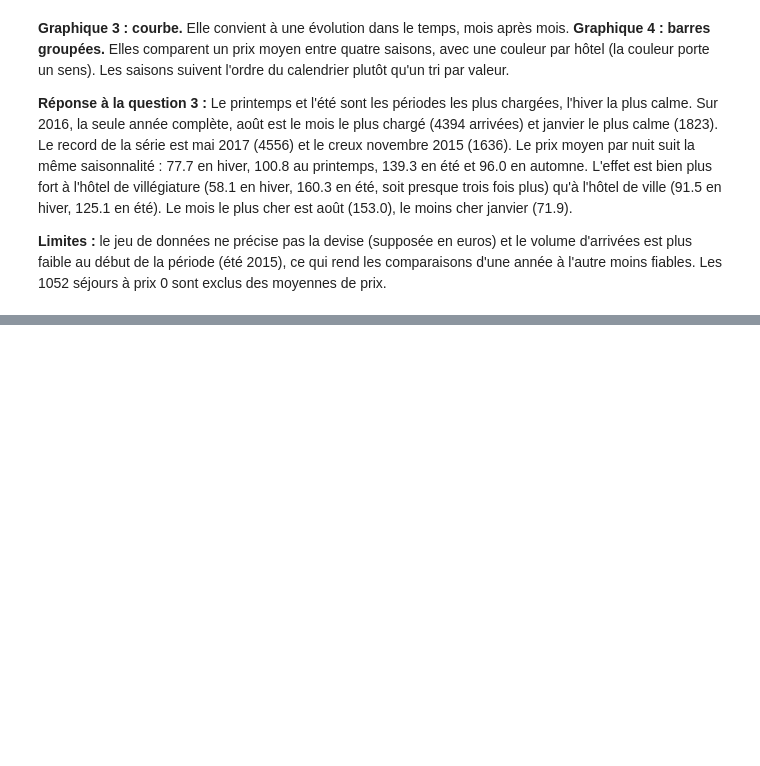
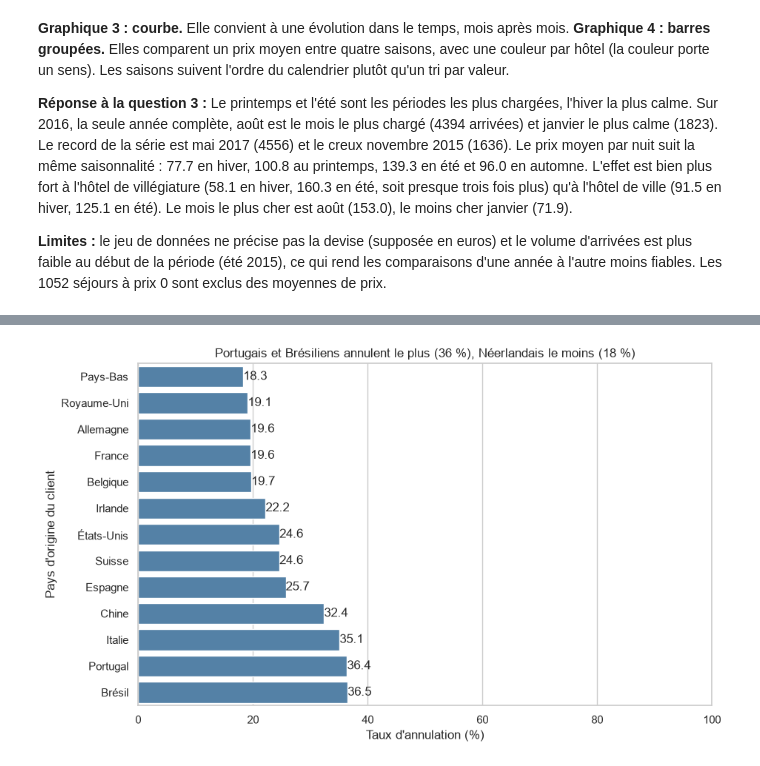
Before and after one commit to fotsotagnefred-png/Mon-projet-Analyse, a Jupyter notebook: notebooks/03_analyse.ipynb, the cells around one changed output, grey strips where cells are left out. Cells and saved outputs as stored; diff of their text form; code cells hidden in the pictures; blank space fills up the shorter version.

Commit message:
Notebook 03 : question 4, jointure avec la table des pays

```diff
--- a/notebooks/03_analyse.ipynb
+++ b/notebooks/03_analyse.ipynb
@@ -290,0 +311,9 @@ plt.show()
+# %%
+table_pays = pd.DataFrame({
+    "country": ["PRT", "GBR", "FRA", "ESP", "DEU", "ITA", "IRL", "BEL", "BRA", "NLD", "USA",
+                "CHE", "CN", "CHN", "AUT", "SWE", "POL", "RUS", "NOR", "ROU", "Inconnu"],
+    "pays": ["Portugal", "Royaume-Uni", "France", "Espagne", "Allemagne", "Italie", "Irlande",
+             "Belgique", "Brésil", "Pays-Bas", "États-Unis", "Suisse", "Chine", "Chine",
+             "Autriche", "Suède", "Pologne", "Russie", "Norvège", "Roumanie", "Pays inconnu"],
+})
+table_pays
@@ -290,0 +338,8 @@ plt.show()
+# %%
+nb_avant = len(hotels)
+hotels_pays = hotels.merge(table_pays, on="country", how="left", validate="many_to_one")
+assert len(hotels_pays) == nb_avant
+
+print(f"Lignes avant : {nb_avant} / après : {len(hotels_pays)}")
+print(f"Lignes sans correspondance : {hotels_pays['pays'].isna().sum()}")
+print(f"Codes pays concernés : {hotels_pays.loc[hotels_pays['pays'].isna(), 'country'].nunique()}")
@@ -290,0 +350,3 @@ plt.show()
+# %%
+hotels_pays["pays"] = hotels_pays["pays"].fillna("Autres pays")
+hotels_pays["pays"].value_counts()
@@ -290,0 +371,8 @@ plt.show()
+# %%
+origine = hotels_pays.groupby("pays").agg(
+    reservations=("is_canceled", "size"),
+    taux_annulation=("is_canceled", "mean"),
+)
+origine["part_des_reservations"] = (origine["reservations"] / len(hotels_pays) * 100).round(1)
+origine["taux_annulation"] = (origine["taux_annulation"] * 100).round(1)
+origine.sort_values("reservations", ascending=False)
@@ -290,0 +398,16 @@ plt.show()
+# %%
+pays_principaux = origine[
+    (origine["reservations"] >= 1000) & (~origine.index.isin(["Autres pays", "Pays inconnu"]))
+].sort_values("taux_annulation")
+
+fig, ax = plt.subplots(figsize=(10, 6))
+sns.barplot(x=pays_principaux["taux_annulation"], y=pays_principaux.index, color="steelblue", ax=ax)
+ax.set_title("Portugais et Brésiliens annulent le plus (36 %), Néerlandais le moins (18 %)")
+ax.set_xlabel("Taux d'annulation (%)")
+ax.set_ylabel("Pays d'origine du client")
+ax.set_xlim(0, 100)
+ax.bar_label(ax.containers[0], fmt="%.1f")
+fig.savefig("../figures/graphique_5_annulation_par_pays.png", dpi=150, bbox_inches="tight")
+plt.show()
+# %% [output]
+[figure, added]
```
Also changed, not shown: parts of 6 cells of this notebook, 1 other file.
